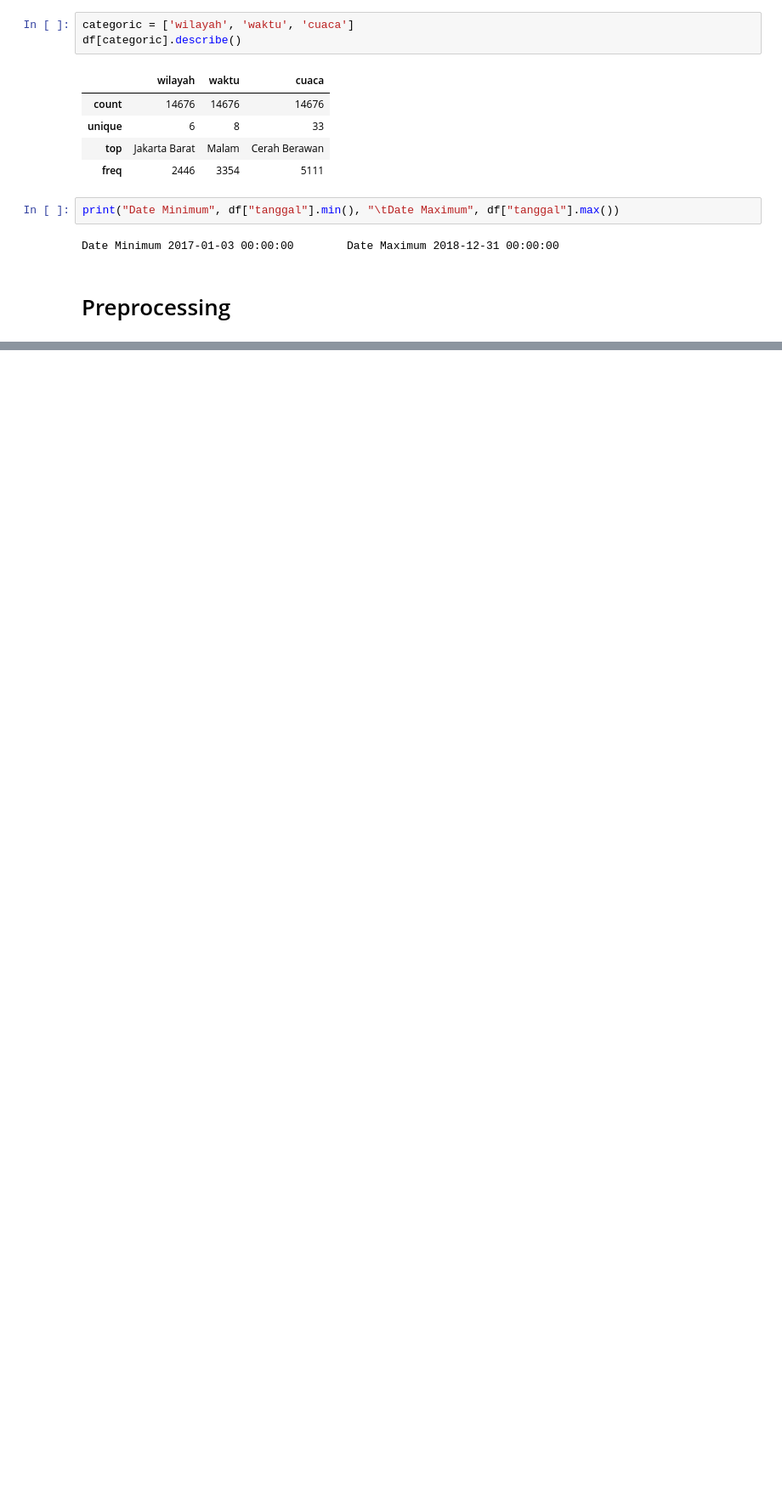
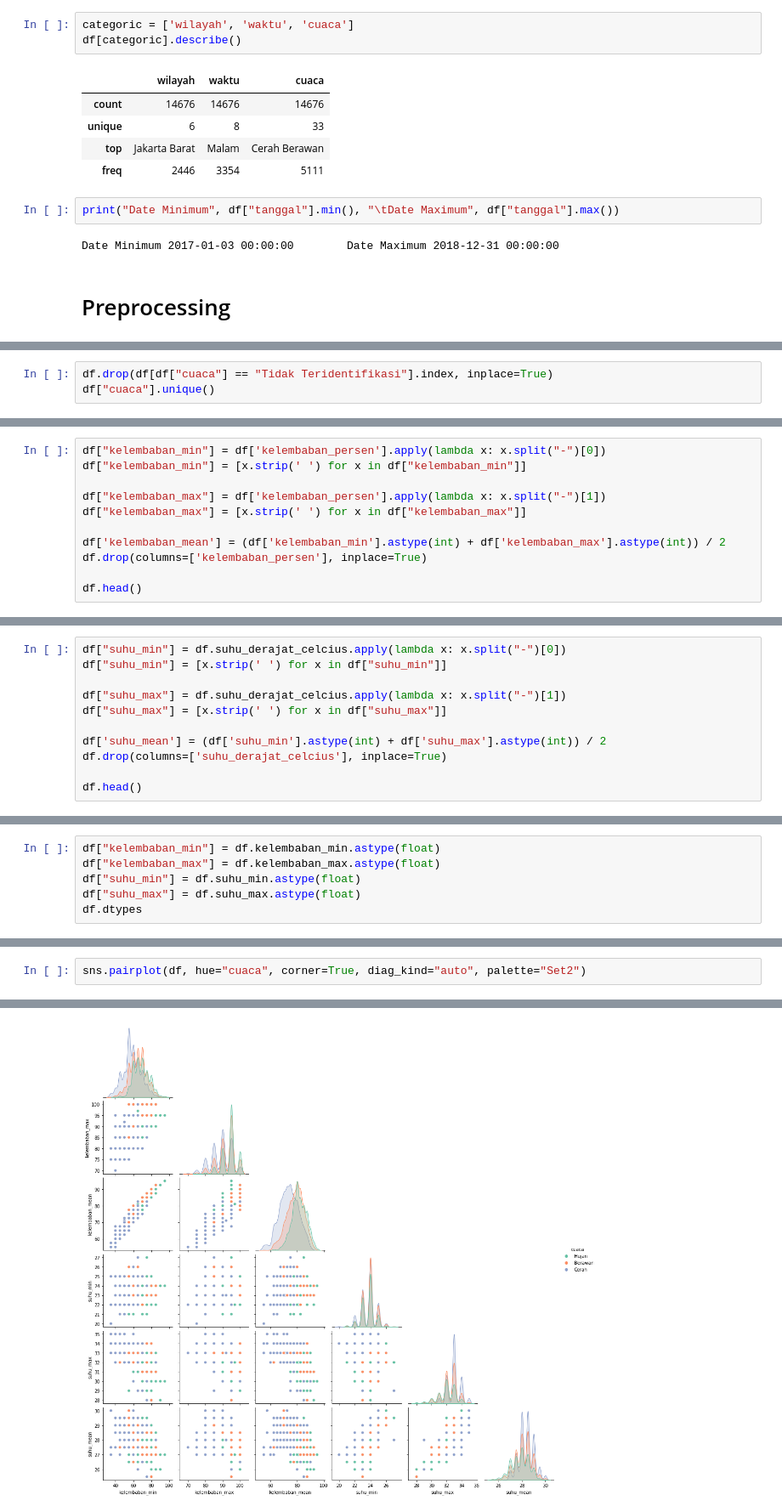
Before and after one commit to raihankemmy/jakarta-weather-classification-2018, a Jupyter notebook: Jakarta Weather Forecast/code.ipynb, the cells around one changed output, grey strips where cells are left out. Shown at 85% size. Drawn from its saved outputs; the diff is of its cells as text; blank space fills up the shorter version.

```diff
--- a/Jakarta Weather Forecast/code.ipynb
+++ b/Jakarta Weather Forecast/code.ipynb
@@ -83,0 +128,3 @@ Date Minimum 2017-01-03 00:00:00        Date Maximum 2018-12-31 00:00:00
+# %%
+df.drop(df[df["cuaca"] == "Tidak Teridentifikasi"].index, inplace=True)
+df["cuaca"].unique()
@@ -83,0 +175,11 @@ Date Minimum 2017-01-03 00:00:00        Date Maximum 2018-12-31 00:00:00
+# %%
+df["kelembaban_min"] = df['kelembaban_persen'].apply(lambda x: x.split("-")[0])
+df["kelembaban_min"] = [x.strip(' ') for x in df["kelembaban_min"]]
+
+df["kelembaban_max"] = df['kelembaban_persen'].apply(lambda x: x.split("-")[1])
+df["kelembaban_max"] = [x.strip(' ') for x in df["kelembaban_max"]]
+
+df['kelembaban_mean'] = (df['kelembaban_min'].astype(int) + df['kelembaban_max'].astype(int)) / 2
+df.drop(columns=['kelembaban_persen'], inplace=True)
+
+df.head()
@@ -83,0 +195,11 @@ Date Minimum 2017-01-03 00:00:00        Date Maximum 2018-12-31 00:00:00
+# %%
+df["suhu_min"] = df.suhu_derajat_celcius.apply(lambda x: x.split("-")[0])
+df["suhu_min"] = [x.strip(' ') for x in df["suhu_min"]]
+
+df["suhu_max"] = df.suhu_derajat_celcius.apply(lambda x: x.split("-")[1])
+df["suhu_max"] = [x.strip(' ') for x in df["suhu_max"]]
+
+df['suhu_mean'] = (df['suhu_min'].astype(int) + df['suhu_max'].astype(int)) / 2
+df.drop(columns=['suhu_derajat_celcius'], inplace=True)
+
+df.head()
@@ -83,0 +235,6 @@ Date Minimum 2017-01-03 00:00:00        Date Maximum 2018-12-31 00:00:00
+# %%
+df["kelembaban_min"] = df.kelembaban_min.astype(float)
+df["kelembaban_max"] = df.kelembaban_max.astype(float)
+df["suhu_min"] = df.suhu_min.astype(float)
+df["suhu_max"] = df.suhu_max.astype(float)
+df.dtypes
@@ -83,0 +289,3 @@ Date Minimum 2017-01-03 00:00:00        Date Maximum 2018-12-31 00:00:00
+# %%
+sns.pairplot(df, hue="cuaca", corner=True, diag_kind="auto", palette="Set2")
+# %% [output]
@@ -83,0 +293 @@ Date Minimum 2017-01-03 00:00:00        Date Maximum 2018-12-31 00:00:00
+[figure, added]
```
Also changed, not shown: parts of 21 cells of this notebook.
